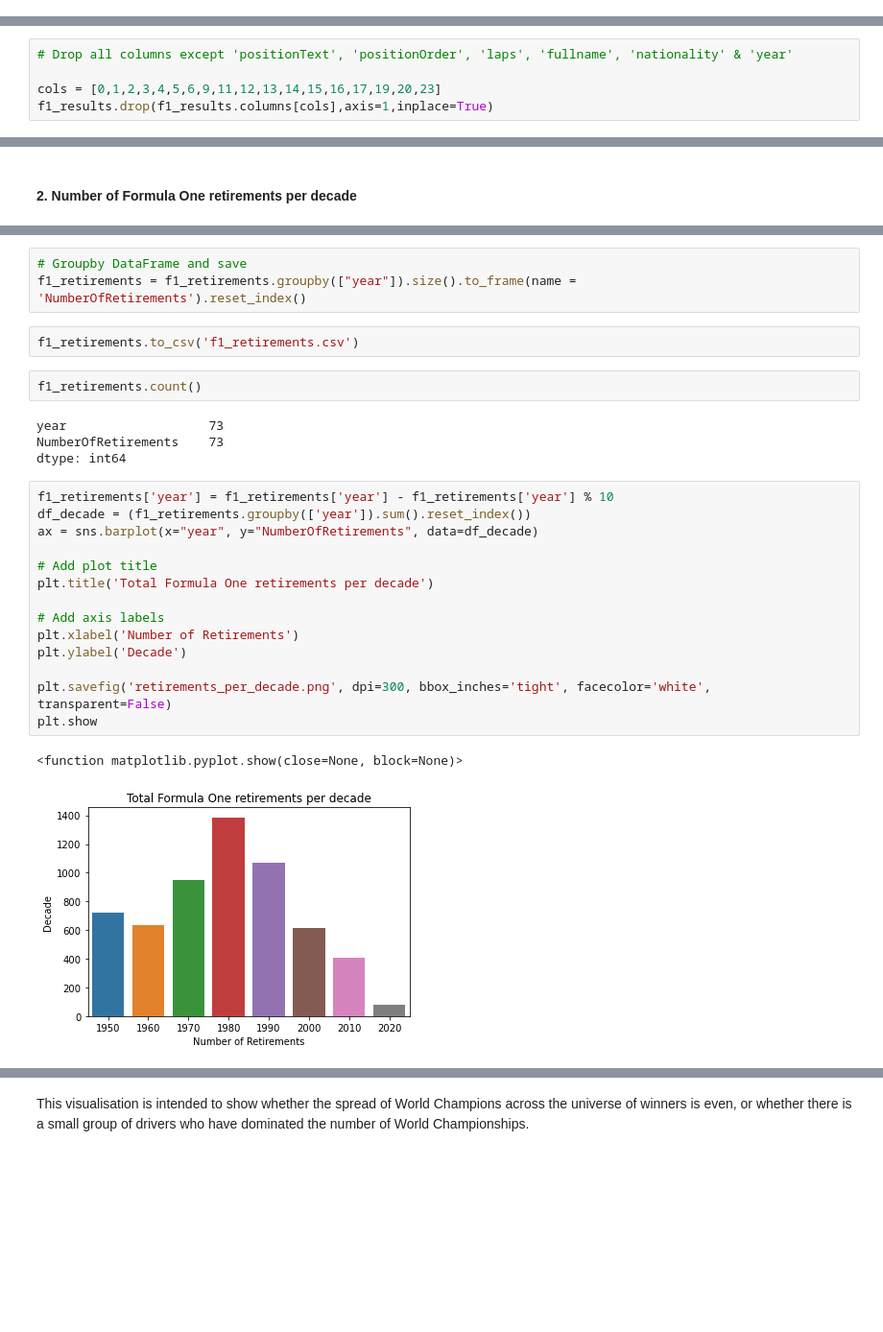
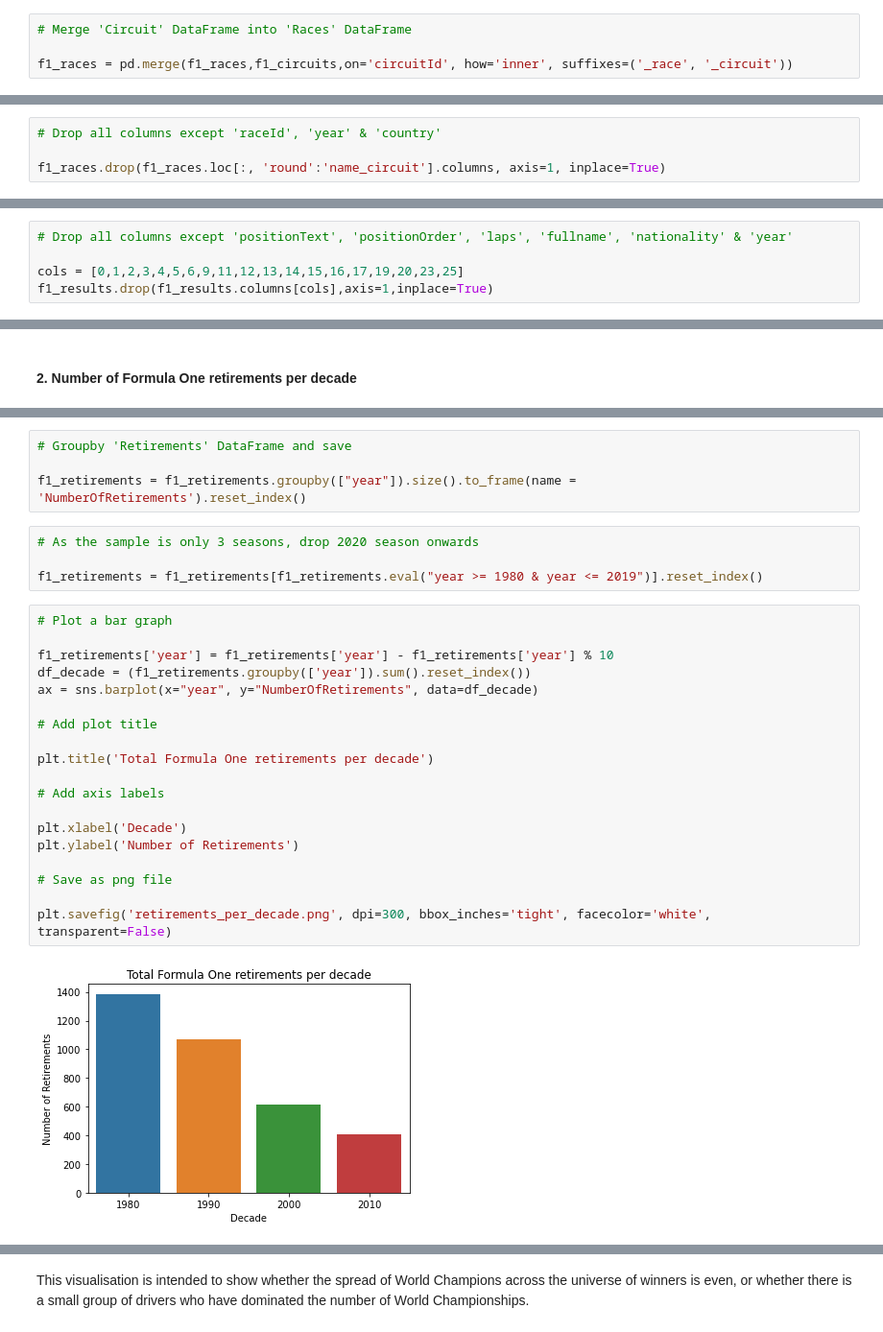
Before and after one commit to jphannaford/UCDPA_justinhannaford, a Jupyter notebook: Formula_One_Analysis.ipynb, the cells around one changed output, grey strips where cells are left out. Shown at 96% size. Cells and saved outputs as stored; diff of their text form; blank space fills up the shorter version.

```diff
--- a/Formula_One_Analysis.ipynb
+++ b/Formula_One_Analysis.ipynb
@@ -577,0 +537,4 @@ f1_races.drop(f1_races.loc[:,'round':'sprint_time'].columns, axis=1, inplace=Tru
+# %%
+# Merge 'Circuit' DataFrame into 'Races' DataFrame
+
+f1_races = pd.merge(f1_races,f1_circuits,on='circuitId', how='inner', suffixes=('_race', '_circuit'))
@@ -578 +591,5 @@ f1_races.drop(f1_races.loc[:,'round':'sprint_time'].columns, axis=1, inplace=Tru
+# %%
+# Drop all columns except 'raceId', 'year' & 'country'
+
+f1_races.drop(f1_races.loc[:, 'round':'name_circuit'].columns, axis=1, inplace=True)
 # %%
@@ -675,6 +696,6 @@ memory usage: 5.1+ MB
 # %%
 # Drop all columns except 'positionText', 'positionOrder', 'laps', 'fullname', 'nationality' & 'year'
 
-cols = [0,1,2,3,4,5,6,9,11,12,13,14,15,16,17,19,20,23]
+cols = [0,1,2,3,4,5,6,9,11,12,13,14,15,16,17,19,20,23,25]
 f1_results.drop(f1_results.columns[cols],axis=1,inplace=True)
 # %%
@@ -753,30 +802,31 @@ f1_retirements = f1_results[f1_results.eval("positionText == 'R' & \
                                             status != 'Suspension' & \
                                             status != 'Withdrew'")]
 # %%
-# Groupby DataFrame and save
+# Groupby 'Retirements' DataFrame and save
+
 f1_retirements = f1_retirements.groupby(["year"]).size().to_frame(name = 'NumberOfRetirements').reset_index()
-# %%
-f1_retirements.to_csv('f1_retirements.csv')
-# %%
-f1_retirements.count()
-# %% [output]
-year                   73
-NumberOfRetirements    73
-dtype: int64
+# %%
+# As the sample is only 3 seasons, drop 2020 season onwards
+
+f1_retirements = f1_retirements[f1_retirements.eval("year >= 1980 & year <= 2019")].reset_index()
 # %%
+# Plot a bar graph
+
 f1_retirements['year'] = f1_retirements['year'] - f1_retirements['year'] % 10
 df_decade = (f1_retirements.groupby(['year']).sum().reset_index())
 ax = sns.barplot(x="year", y="NumberOfRetirements", data=df_decade)
 
 # Add plot title
+
 plt.title('Total Formula One retirements per decade')
 
 # Add axis labels
-plt.xlabel('Number of Retirements')
-plt.ylabel('Decade')
+
+plt.xlabel('Decade')
+plt.ylabel('Number of Retirements')
+
+# Save as png file
 
 plt.savefig('retirements_per_decade.png', dpi=300, bbox_inches='tight', facecolor='white', transparent=False)
-plt.show
 # %% [output]
-<function matplotlib.pyplot.show(close=None, block=None)>
-[figure, old version]
+[figure, new version]
```
Also changed, not shown: parts of 90 cells of this notebook.
